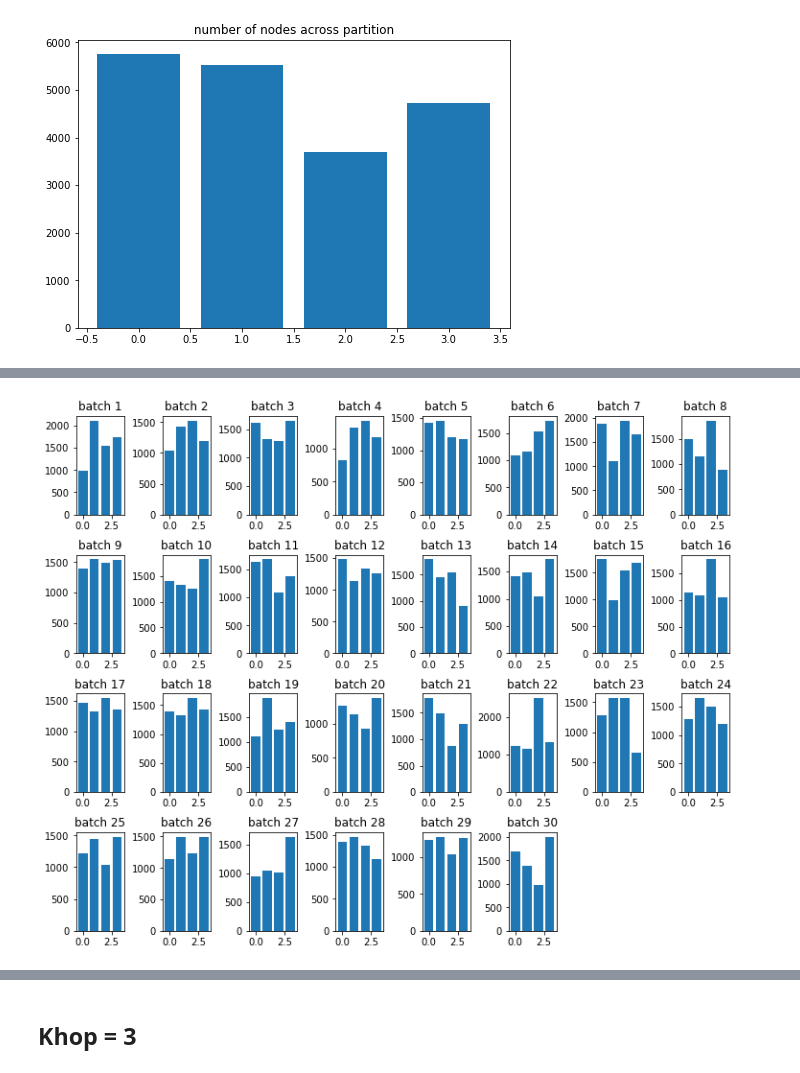
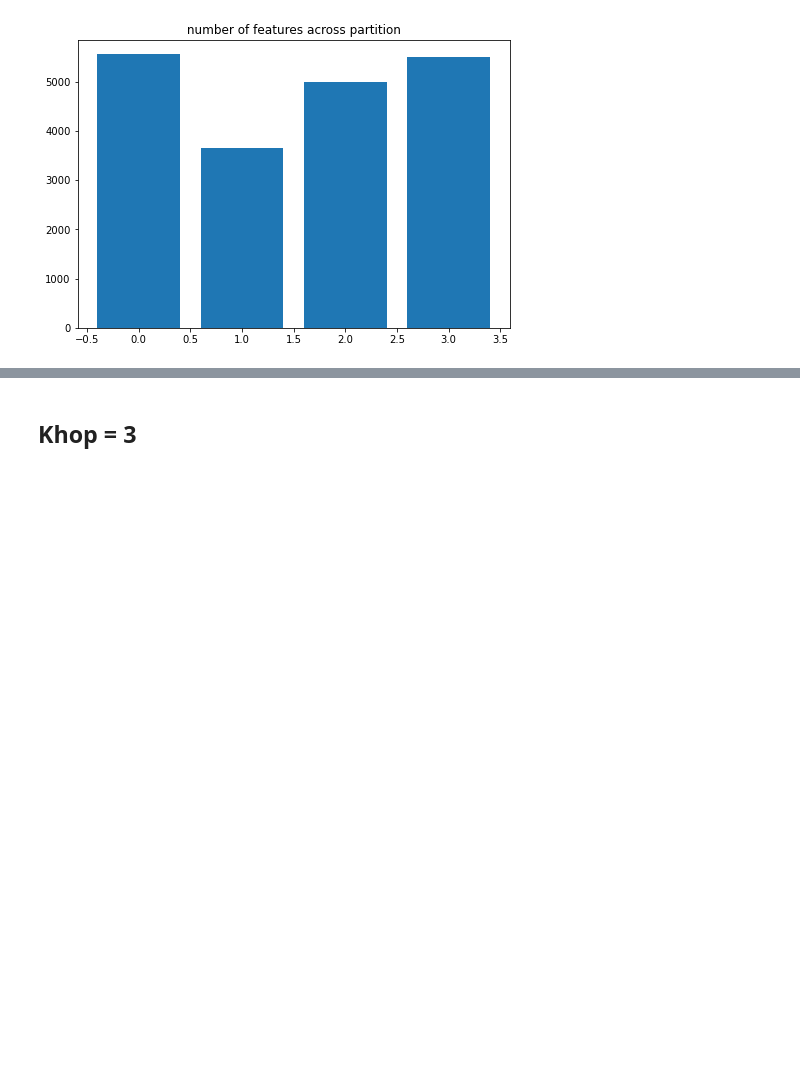
Before and after one commit to Juelin-Liu/gnn, a Jupyter notebook: simulator.ipynb, the cells around one changed output, grey strips where cells are left out. Saved outputs shown, nothing was run; the diff lists cells and outputs as text; code cells hidden in the pictures; blank space fills up the shorter version.

```diff
--- a/simulator.ipynb
+++ b/simulator.ipynb
@@ -109,15 +1,20 @@ def simulate(khop, roots, graph, v2idx, partition=4):
 # %%
+import dgl
+from collections import OrderedDict
+from random import randint
 from random import sample
+from random import seed
+import random
 import numpy as np
 import matplotlib.pyplot as plt
+import os
+from glob import glob
+partition_num = 4
+cpu_num = os.cpu_count()
 # ------ Configuration ------
+dataset = dgl.data.PubmedGraphDataset()
 # dataset = dgl.data.CoraGraphDataset()
 # dataset = dgl.data.CiteseerGraphDataset()
-dataset = dgl.data.PubmedGraphDataset()
-partition_num = 4
-khop = 2
-roots_size = 100
-num_samples = 30
 ## Start
 
 graph = dataset[0]
@@ -131,66 +28,7 @@ fig = plt.figure()
 ax1 = fig.add_axes([0,0,1,1])
 x = np.arange(partition_num)
 y = hist[0]
-ax1.set_title(" number of nodes across partition ")
+ax1.set_title(" number of features across partition ")
 ax1.bar(x, y)
 plt.show()
-
-v_num = graph.num_nodes()
-v_list = [i for i in range(0, v_num)]
-
-total_e_num = 0
-total_c_num = 0
-total_k_num = 0
-max_workload = []
-max_workload_percent = []
-
-total_workload = np.zeros((partition_num, ), dtype=int) # local aggregation workload
-
-
-def trim_axs(axs, N):
-    """
-    Reduce *axs* to *N* Axes. All further Axes are removed from the figure.
-    """
-    axs = axs.flat
-    for ax in axs[N:]:
-        ax.remove()
-    return axs[:N]
-rows = 4
-cols = num_samples // rows + 1
-axs = plt.figure(figsize=(10,8), constrained_layout=True).subplots(rows, cols)
-axs = trim_axs(axs, num_samples)
-
-for i in range(1, num_samples+1):
-    print(f"batch: {i}")
-    roots = sample(v_list, roots_size)
-    roots = [int(x) for x in roots]
-    e_num, c_num, k_num, batch_workload = simulate(khop=khop, roots=roots, graph=graph, v2idx=v2idx)
-
-
-    foo = max(batch_workload)
-    bar = foo / sum(batch_workload)
-    assert(bar < 1)
-    max_workload.append(foo)
-    max_workload_percent.append(bar)
-
-    total_e_num += e_num
-    total_c_num += c_num
-    total_k_num += k_num
-    np.sum([total_workload, batch_workload], axis=0, out=total_workload)
-    ax = axs[i-1]
-    ax.set_title(f'batch {i}')
-    x = np.arange(partition_num)
-    ax.bar(x, batch_workload)
-
-bins = np.linspace(0, 1, 100)
-fig2 = plt.figure()
-ax2 = fig2.add_axes([0,0,1,1])
-ax2.set_title(" max workload ")
-ax2.hist(max_workload_percent, bins=bins)
-plt.show()
-# print("workload distribution: ", np.divide(total_workload, np.sum(total_workload)))
-# print(f"e_num={total_e_num}; c_num={total_c_num}; k_num={total_k_num}")
-# if total_k_num > 0:
-#     print(f"cache miss:  {total_c_num * 100.0 / total_e_num }%")
-#     print(f"memory copy: {total_k_num * 100.0 / total_e_num }%")
 # %% [output]
@@ -210 +49 @@ nodes distribution (array([5766, 5535, 3697, 4719]), array([-0.5,  0.5,  1.5,  2
-[figure, old version]
+[figure, new version]
@@ -228 +49,0 @@ batch: 30
-[figure, removed]
```
Also changed, not shown: parts of 10 cells of this notebook, 14 other files.
